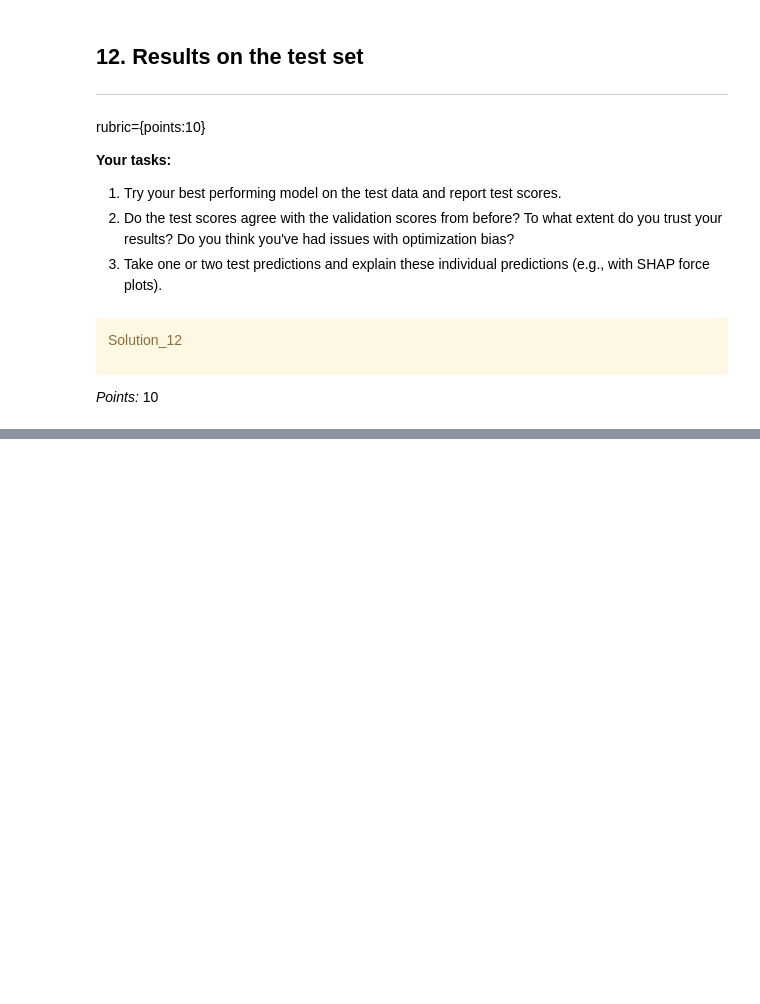
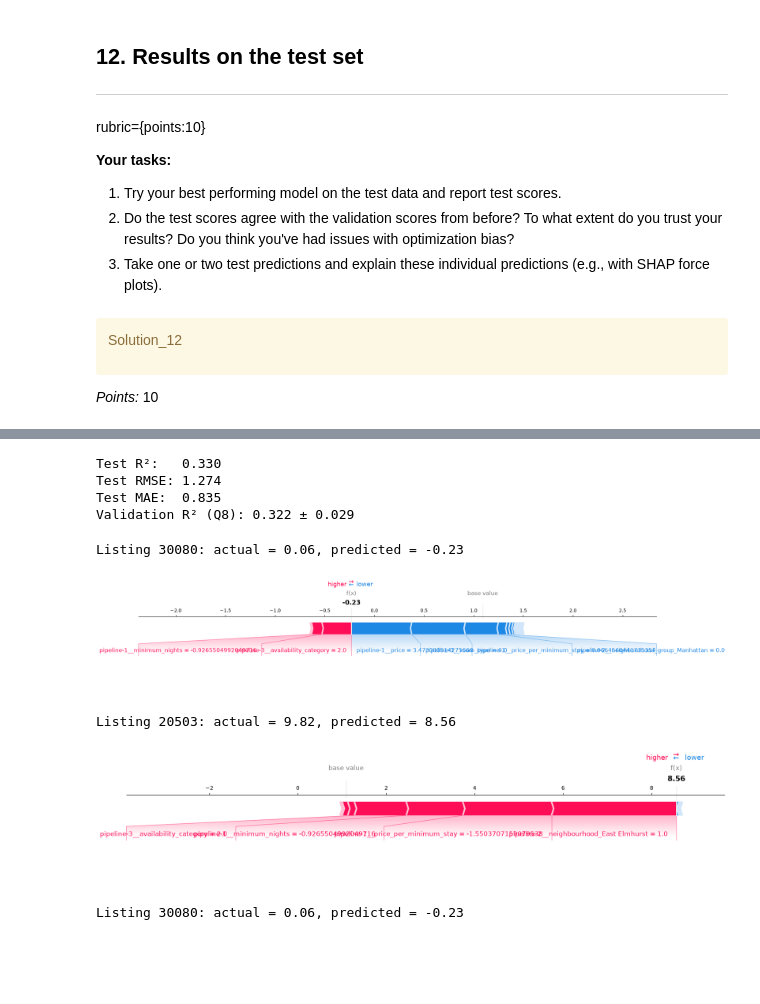
Before and after one commit to ZhaoJohnny/CPSC330-, a Jupyter notebook: assignment5/hw5.ipynb, the cells around one changed output, grey strips where cells are left out. Saved outputs shown, nothing was run; the diff lists cells and outputs as text; code cells hidden in the pictures; blank space fills up the shorter version.

```diff
--- a/assignment5/hw5.ipynb
+++ b/assignment5/hw5.ipynb
@@ -1156,3 +1160,55 @@ _Type your answer here, replacing this text._
+# %%
+from sklearn.metrics import r2_score, mean_squared_error, mean_absolute_error
+
+y_pred = lgbm_pipe.predict(X_test)
+
+test_r2 = r2_score(y_test, y_pred)
+test_rmse = np.sqrt(mean_squared_error(y_test, y_pred))
+test_mae = mean_absolute_error(y_test, y_pred)
+
+print(f"Test R²:   {test_r2:.3f}")
+print(f"Test RMSE: {test_rmse:.3f}")
+print(f"Test MAE:  {test_mae:.3f}")
+print(f"Validation R² (Q8): {cv_results['LightGBM']['test_score'].mean():.3f} "
+      f"± {cv_results['LightGBM']['test_score'].std():.3f}")
+# %% [output]
+Test R²:   0.330
+Test RMSE: 1.274
+Test MAE:  0.835
+Validation R² (Q8): 0.322 ± 0.029
+# %%
+import shap
+
+pre = lgbm_pipe[:-1]
+model = lgbm_pipe[-1]
+feature_names = pre.get_feature_names_out()
+explainer = shap.TreeExplainer(model)
+# %%
+order = np.argsort(y_pred)
+idx = [order[0], order[-1]]   # lowest and highest prediction
+
+X_explain = X_test.iloc[idx]
+Xt_explain = pre.transform(X_explain)
+if hasattr(Xt_explain, "toarray"):
+    Xt_explain = Xt_explain.toarray()
+
+sv = explainer.shap_values(Xt_explain)
+
+for j, i in enumerate(idx):
+    print(f"Listing {X_test.index[i]}: actual = {y_test.iloc[i]:.2f}, "
+          f"predicted = {y_pred[i]:.2f}")
+    shap.force_plot(explainer.expected_value, sv[j], Xt_explain[j],
+                    feature_names=feature_names, matplotlib=True)
+# %% [output]
+Listing 30080: actual = 0.06, predicted = -0.23
+[figure, added]
+Listing 20503: actual = 9.82, predicted = 8.56
+[figure, added]
+# %%
+print(f"Listing {X_test.index[idx[0]]}: actual = {y_test.iloc[idx[0]]:.2f}, "
+      f"predicted = {y_pred[idx[0]]:.2f}")
+# %% [output]
+Listing 30080: actual = 0.06, predicted = -0.23
 # %% [markdown]
 <!-- END QUESTION -->
 
```
Also changed, not shown: parts of 34 cells of this notebook, 1 other file.
